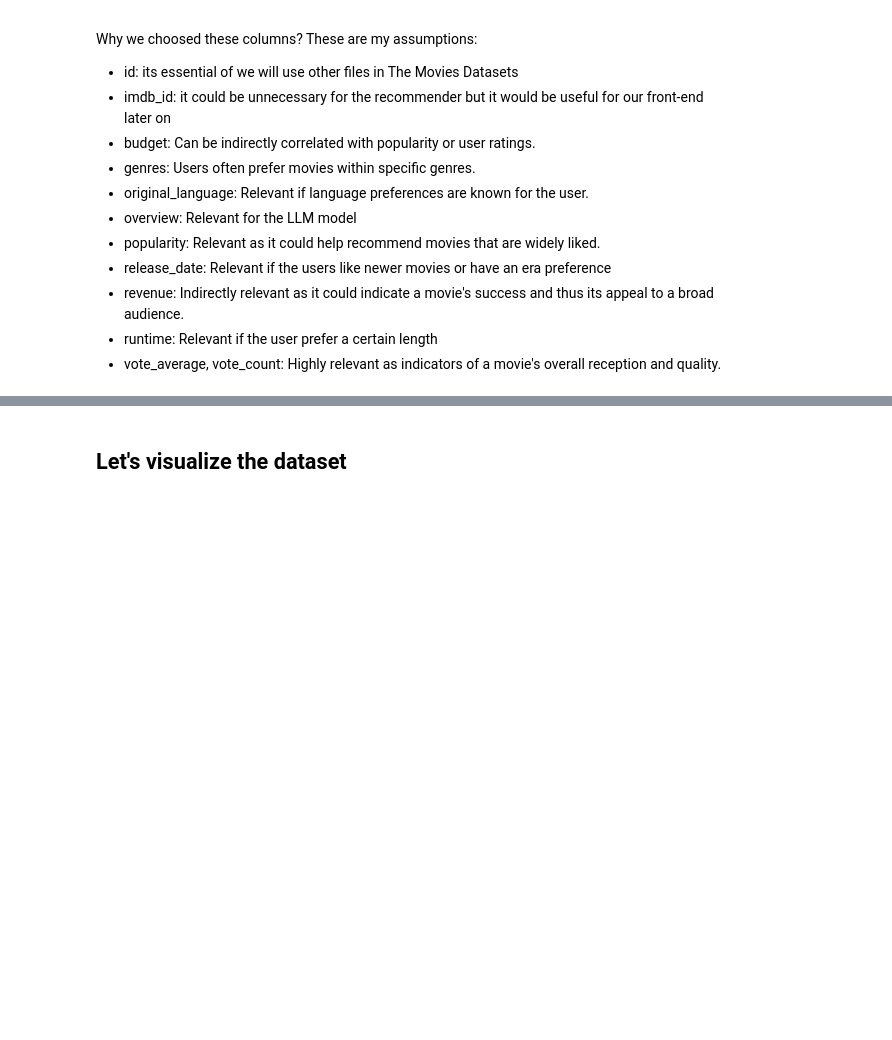
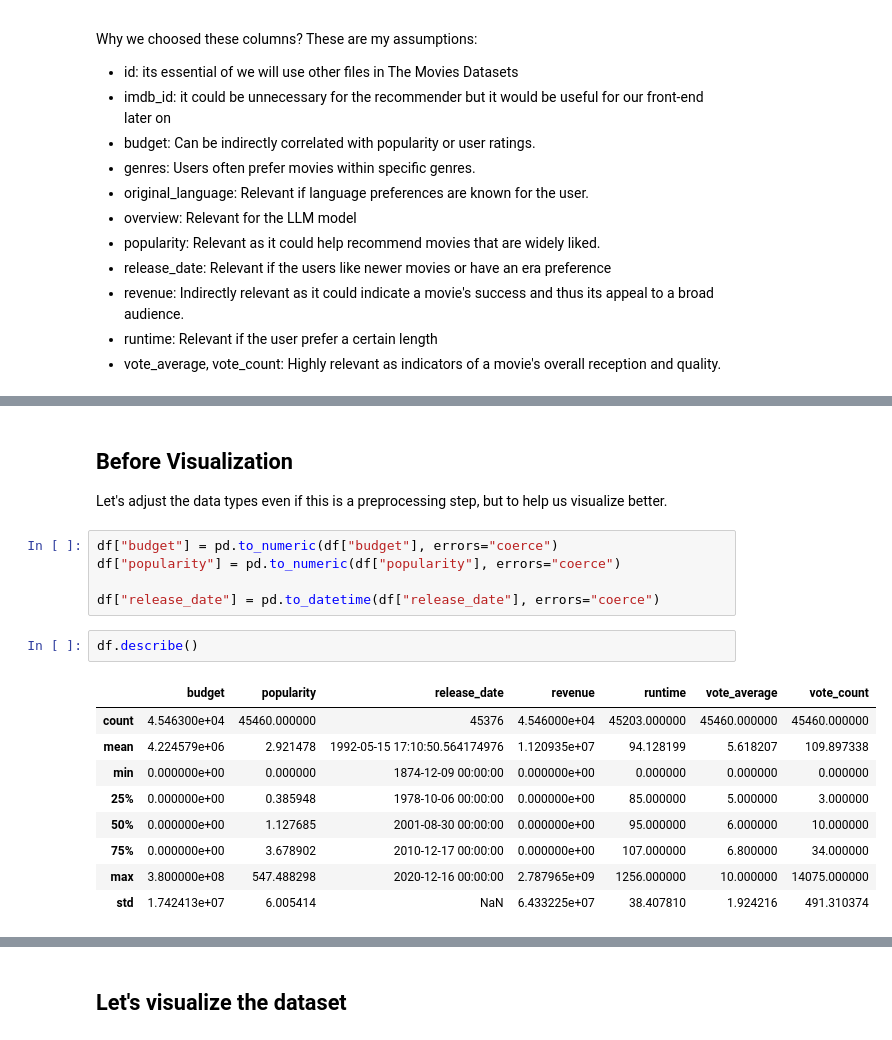
Before and after one commit to Mamdouh66/Sameer, a Jupyter notebook: notebooks/ExploratryDataAnalysis.ipynb, the cells around one changed output, grey strips where cells are left out. Saved outputs shown, nothing was run; the diff lists cells and outputs as text; blank space fills up the shorter version.

```diff
--- a/notebooks/ExploratryDataAnalysis.ipynb
+++ b/notebooks/ExploratryDataAnalysis.ipynb
@@ -97,0 +123,20 @@ df.head()
+# %% [markdown]
+## Before Visualization
+Let's adjust the data types even if this is a preprocessing step, but to help us visualize better.
+# %%
+df["budget"] = pd.to_numeric(df["budget"], errors="coerce")
+df["popularity"] = pd.to_numeric(df["popularity"], errors="coerce")
+
+df["release_date"] = pd.to_datetime(df["release_date"], errors="coerce")
+# %%
+df.describe()
+# %% [output]
+|  | budget | popularity | release_date | revenue | runtime | vote_average | vote_count |
+| count | 4.546300e+04 | 45460.000000 | 45376 | 4.546000e+04 | 45203.000000 | 45460.000000 | 45460.000000 |
+| mean | 4.224579e+06 | 2.921478 | 1992-05-15 17:10:50.564174976 | 1.120935e+07 | 94.128199 | 5.618207 | 109.897338 |
+| min | 0.000000e+00 | 0.000000 | 1874-12-09 00:00:00 | 0.000000e+00 | 0.000000 | 0.000000 | 0.000000 |
+| 25% | 0.000000e+00 | 0.385948 | 1978-10-06 00:00:00 | 0.000000e+00 | 85.000000 | 5.000000 | 3.000000 |
+| 50% | 0.000000e+00 | 1.127685 | 2001-08-30 00:00:00 | 0.000000e+00 | 95.000000 | 6.000000 | 10.000000 |
+| 75% | 0.000000e+00 | 3.678902 | 2010-12-17 00:00:00 | 0.000000e+00 | 107.000000 | 6.800000 | 34.000000 |
+| max | 3.800000e+08 | 547.488298 | 2020-12-16 00:00:00 | 2.787965e+09 | 1256.000000 | 10.000000 | 14075.000000 |
+| std | 1.742413e+07 | 6.005414 | NaN | 6.433225e+07 | 38.407810 | 1.924216 | 491.310374 |
```
Also changed, not shown: parts of 19 cells of this notebook.
